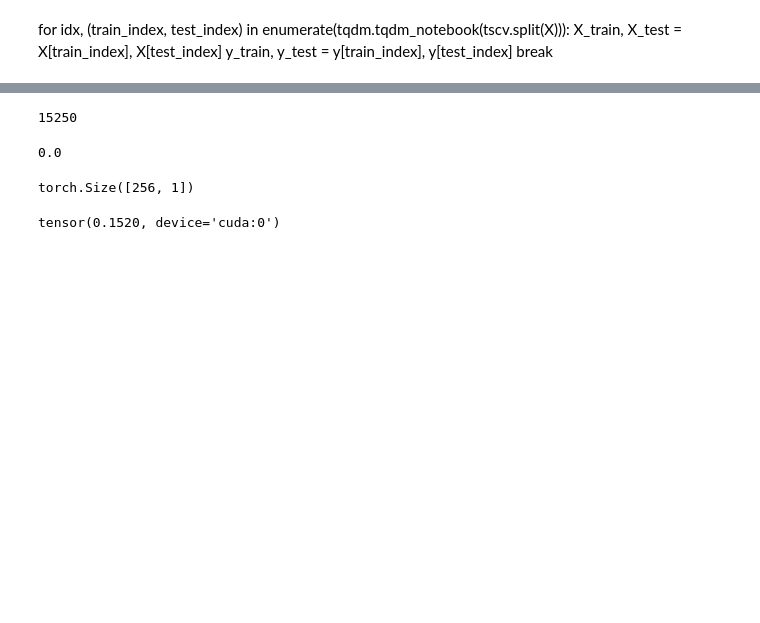
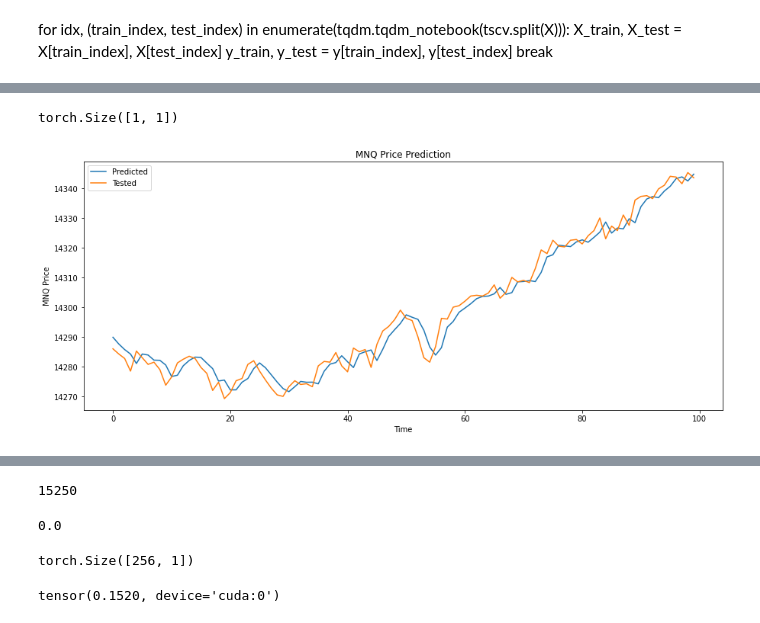
Before and after one commit to shmalex/test_fisher_eda, a Jupyter notebook: jn/04_trading_lstm_chatgpt.ipynb, the cells around one changed output, grey strips where cells are left out. Drawn from its saved outputs; the diff is of its cells as text; code cells hidden in the pictures; blank space fills up the shorter version.

```diff
--- a/jn/04_trading_lstm_chatgpt.ipynb
+++ b/jn/04_trading_lstm_chatgpt.ipynb
@@ -313,0 +478,7 @@ Epoch [50/50], Loss: 0.0001
+# %%
+
+X_test_pred = model(X_test.to(device)).cpu()
+X_test_pred.shape
+
+X_test_loss = criterion(X_test_pred, y_test)
+print("X Test Loss:",X_test_loss.item())
@@ -313,0 +487,23 @@ Epoch [50/50], Loss: 0.0001
+# %%
+X_test_pred = X_test_pred.detach().numpy()
+# %%
+X_test_pred.shape
+# %% [output]
+torch.Size([1, 1])
+# %%
+X_test_pred_inv = scaler.inverse_transform(X_test_pred)
+y_test_inv = scaler.inverse_transform(y_test)
+# %%
+figure, axes = plt.subplots(figsize=(15, 6))
+I = 0
+N = 100
+axes.plot(X_test_pred_inv[I:I+N]+30, label='Predicted')
+axes.plot(y_test_inv[I:I+N], label='Tested')
+plt.title('MNQ Price Prediction')
+plt.xlabel('Time')
+plt.ylabel('MNQ Price')
+plt.legend()
+# plt.savefig('ibm_pred.png')
+plt.show()
+# %% [output]
+[figure, added]
```
Also changed, not shown: parts of 45 cells of this notebook, 2 other files.
